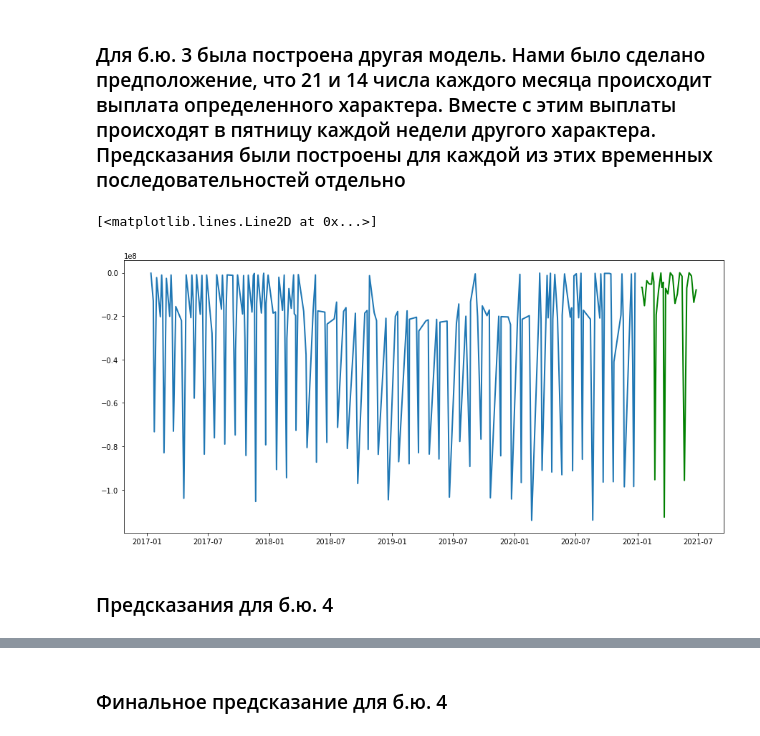
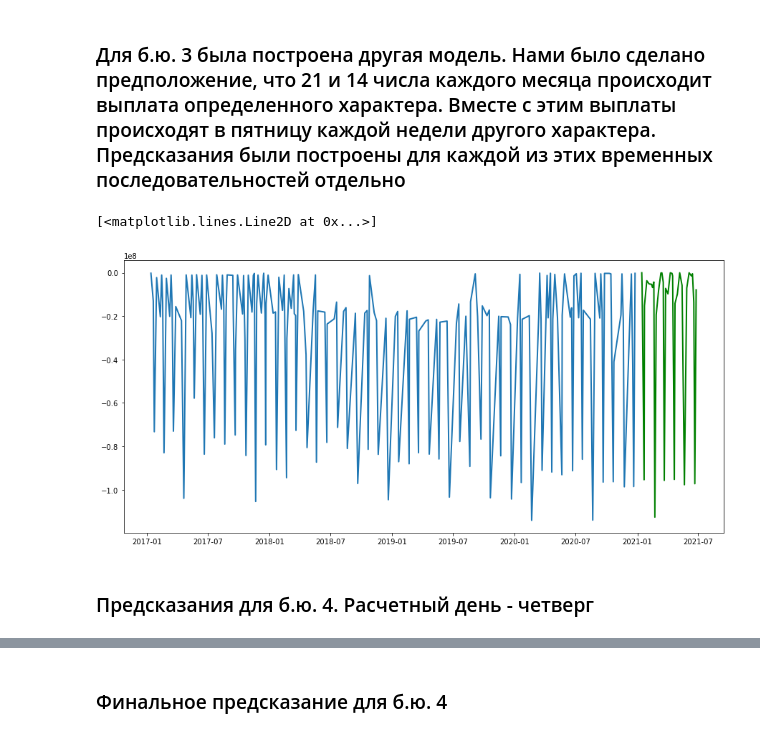
Before and after one commit to thekirillisupov/-, a Jupyter notebook: liquidity.ipynb, the cells around one changed output, grey strips where cells are left out. Drawn from its saved outputs; the diff is of its cells as text; code cells hidden in the pictures.

```diff
--- a/liquidity.ipynb
+++ b/liquidity.ipynb
@@ -351,13 +351,14 @@ PosToZero(dfres0)
 # %%
+%%capture
 #1
 train_align = AlignData(1)
 model = XGBRegressor(random_state=42)
 print('XGBRegressor')
-for i in range(4,32):
+for i in range(4,6):#32
     y_pred, error = MakePlotswithPrediction(train_align=train_align,lag=i, model=model, plot=False)
     print('lag=',i,'error=',error)
 model = LinearRegression()
 print('LinearRegression')
-for i in range(4,32):
+for i in range(4,6):#32
     y_pred, error = MakePlotswithPrediction(train_align=train_align,lag=i, model=model, plot=False)
     print('lag=',i,'error=',error)
@@ -385,7 +368,8 @@ lag= 29 error= 5777400.687582768
 #1
 train_align = AlignData(1)
 model = XGBRegressor()
-y_pred, error = MakePlotswithPrediction(train_align=train_align,lag=4, model=model)
+y_pred, error = MakePlotswithPrediction(train_align=train_align,lag=8, model=model)
+y_pred = y_pred[2:]
 dfres1 = MergeVal(y_pred,1)
 PosToZero(dfres1)
 # %% [output]
@@ -393,15 +377,16 @@ PosToZero(dfres1)
 # %% [markdown]
 ### Предсказания для б.ю. 2
 # %%
+%%capture
 #2
 train_align = AlignData(2)
 model = XGBRegressor(random_state=42)
 print('XGBRegressor')
-for i in range(4,32):
+for i in range(4,6):#32
     y_pred, error = MakePlotswithPrediction(train_align=train_align,lag=i, model=model, plot=False)
     print('lag=',i,'error=',error)
 model = LinearRegression()
 print('LinearRegression')
-for i in range(4,32):
+for i in range(4,6):#32
     y_pred, error = MakePlotswithPrediction(train_align=train_align,lag=i, model=model, plot=False)
     print('lag=',i,'error=',error)
@@ -544,10 +511,11 @@ for i in range(len(y_pred4)):
         y_pred4[i] = 0
 # %%
 # объединяем полученные предсказания по датам
-prev = pd.to_datetime('2021-01-14') # friday
+prev = pd.to_datetime('2021-01-14') # четверг
 dfres3 = pd.DataFrame(columns=['date','sum', 'month', 'bu'])
 ind14 = 0; ind4=0; ind21 = 0;
-dfres3=dfres3.append(pd.DataFrame([[prev, y_pred14[ind14]+y_pred4[ind4],prev.month,3]], columns=['date', 'sum', 'month', 'bu']), ignore_index=True)
+dfres3=dfres3.append(pd.DataFrame([[prev, y_pred14[ind14],prev.month,3]], columns=['date', 'sum', 'month', 'bu']), ignore_index=True)
+ind14 += 1
 for dayind in range(167):
     prev=prev+timedelta(days=1)
     #print(prev, prev.day, prev.weekday())
@@ -572,18 +540,24 @@ for dayind in range(167):
     elif prev.weekday() == 4:
         dfres3=dfres3.append(pd.DataFrame([[prev, y_pred4[ind4],prev.month,3]], columns=['date', 'sum', 'month', 'bu']), ignore_index=True)
         ind4 += 1
-dfres3 = dfres3.set_index('date')
+    elif prev.day == 14 and prev.weekday() < 5:
+        dfres3=dfres3.append(pd.DataFrame([[prev, y_pred14[ind14],prev.month,3]], columns=['date', 'sum', 'month', 'bu']), ignore_index=True)
+        ind14 += 1
+    elif prev.day == 21 and prev.weekday() < 5:
+        dfres3=dfres3.append(pd.DataFrame([[prev, y_pred21[ind21],prev.month,3]], columns=['date', 'sum', 'month', 'bu']), ignore_index=True)
+        ind21 += 1
+#dfres3 = dfres3.set_index('date')
 # %%
 # строим график предсказания для 3 б.ю.
 train_part = train[train['БЕ']==3]
 train_part.drop(['БЕ'], axis=1, inplace=True)
 train_part = train_part.set_index('Дата транзакции')
 plt.figure(figsize=(15, 7))
-plt.plot(dfres3['sum'], "g", label="prediction", linewidth=2.0)
+plt.plot(dfres3.set_index('date')['sum'], "g", label="prediction", linewidth=2.0)
 plt.plot(train_part, label="actual", linewidth=2.0)
 # %% [output]
 [<matplotlib.lines.Line2D at 0x...>]
-[figure, old version]
+[figure, new version]
 # %% [markdown]
-### Предсказания для б.ю. 4
+### Предсказания для б.ю. 4. Расчетный день - четверг
 # %%
```
Also changed, not shown: parts of 38 cells of this notebook.
